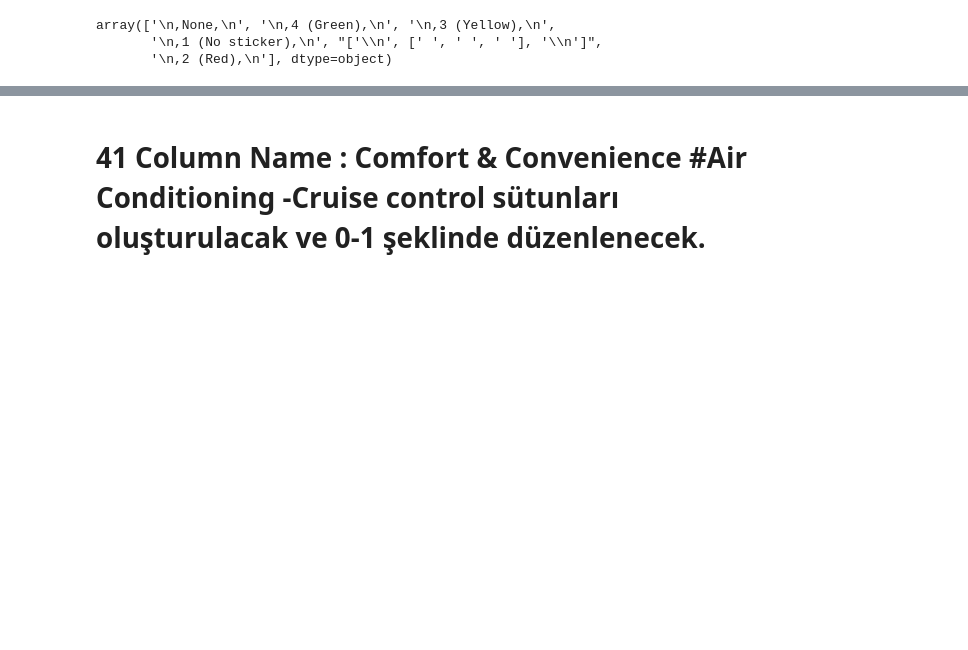
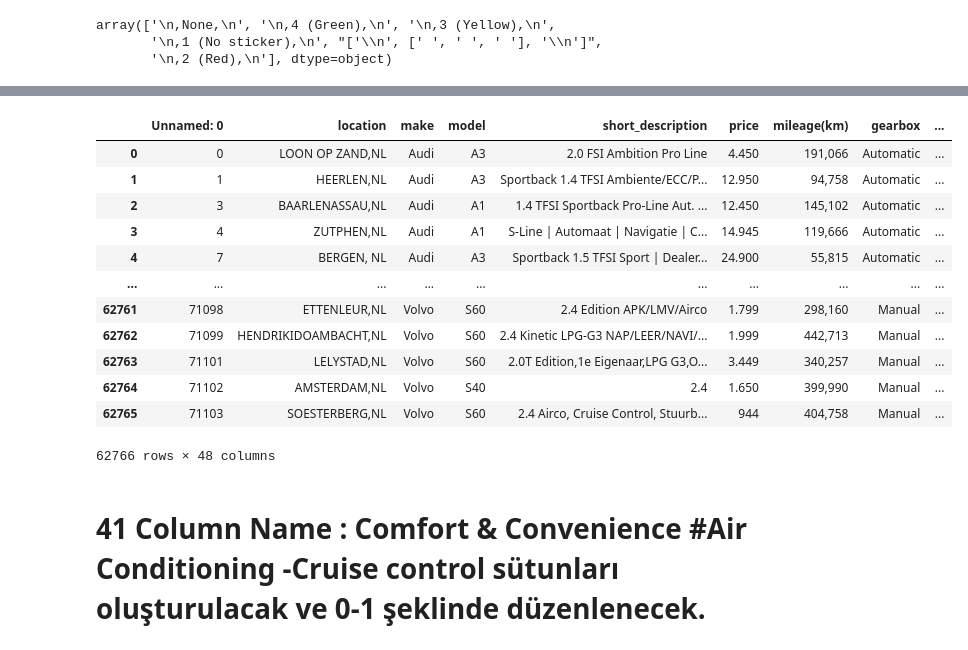
Before and after one commit to Nueseybe/Team2Project-4, a Jupyter notebook: main.ipynb, the cells around one changed output, grey strips where cells are left out. Cells and saved outputs as stored; diff of their text form; code cells hidden in the pictures; blank space fills up the shorter version.

```diff
--- a/main.ipynb
+++ b/main.ipynb
@@ -844,8 +875,8 @@ array(['\n,None,\n', '\n,4 (Green),\n', '\n,3 (Yellow),\n',
 # %%
 df["emissions_sticker"] = df["emissions_sticker"].str.rstrip(" [',] \s\S\t\r\n ' ")
 df["emissions_sticker"] = df["emissions_sticker"].str.lstrip(" [',] \s\S\t\r\n ' ")
-df["emissions_sticker"] = df["emissions_sticker"].str.strip(" ")
-df["emissions_sticker"] = df["emissions_sticker"].str.replace("\\n","")
+df["emissions_sticker"] = df["emissions_sticker"].str.strip(",")
+df["emissions_sticker"] = df["emissions_sticker"].str.replace("n","None")
 df["emissions_sticker"].value_counts()
 # %% [output]
 emissions_sticker
@@ -858,4 +889,20 @@ n', [' ', ' ', ' '], '       11
 Name: count, dtype: int64
+# %%
+df.drop("emissions_sticker", inplace=False, axis=1)
+# %% [output]
+|  | Unnamed: 0 | location | make | model | short_description | price | mileage(km) | gearbox | ... |
+| 0 | 0 | LOON OP ZAND,NL | Audi | A3 | 2.0 FSI Ambition Pro Line | 4.450 | 191,066 | Automatic | ... |
+| 1 | 1 | HEERLEN,NL | Audi | A3 | Sportback 1.4 TFSI Ambiente/ECC/P... | 12.950 | 94,758 | Automatic | ... |
+| 2 | 3 | BAARLENASSAU,NL | Audi | A1 | 1.4 TFSI Sportback Pro-Line Aut. ... | 12.450 | 145,102 | Automatic | ... |
+| 3 | 4 | ZUTPHEN,NL | Audi | A1 | S-Line | Automaat | Navigatie | C... | 14.945 | 119,666 | Automatic | ... |
+| 4 | 7 | BERGEN, NL | Audi | A3 | Sportback 1.5 TFSI Sport | Dealer... | 24.900 | 55,815 | Automatic | ... |
+| ... | ... | ... | ... | ... | ... | ... | ... | ... | ... |
+| 62761 | 71098 | ETTENLEUR,NL | Volvo | S60 | 2.4 Edition APK/LMV/Airco | 1.799 | 298,160 | Manual | ... |
+| 62762 | 71099 | HENDRIKIDOAMBACHT,NL | Volvo | S60 | 2.4 Kinetic LPG-G3 NAP/LEER/NAVI/... | 1.999 | 442,713 | Manual | ... |
+| 62763 | 71101 | LELYSTAD,NL | Volvo | S60 | 2.0T Edition,1e Eigenaar,LPG G3,O... | 3.449 | 340,257 | Manual | ... |
+| 62764 | 71102 | AMSTERDAM,NL | Volvo | S40 | 2.4 | 1.650 | 399,990 | Manual | ... |
+| 62765 | 71103 | SOESTERBERG,NL | Volvo | S60 | 2.4 Airco, Cruise Control, Stuurb... | 944 | 404,758 | Manual | ... |
+62766 rows × 48 columns
 # %% [markdown]
 # 41 Column Name : Comfort & Convenience   #Air Conditioning -Cruise control sütunları oluşturulacak ve 0-1 şeklinde düzenlenecek.
 # %%
```
Also changed, not shown: parts of 42 cells of this notebook, 1 other file.
